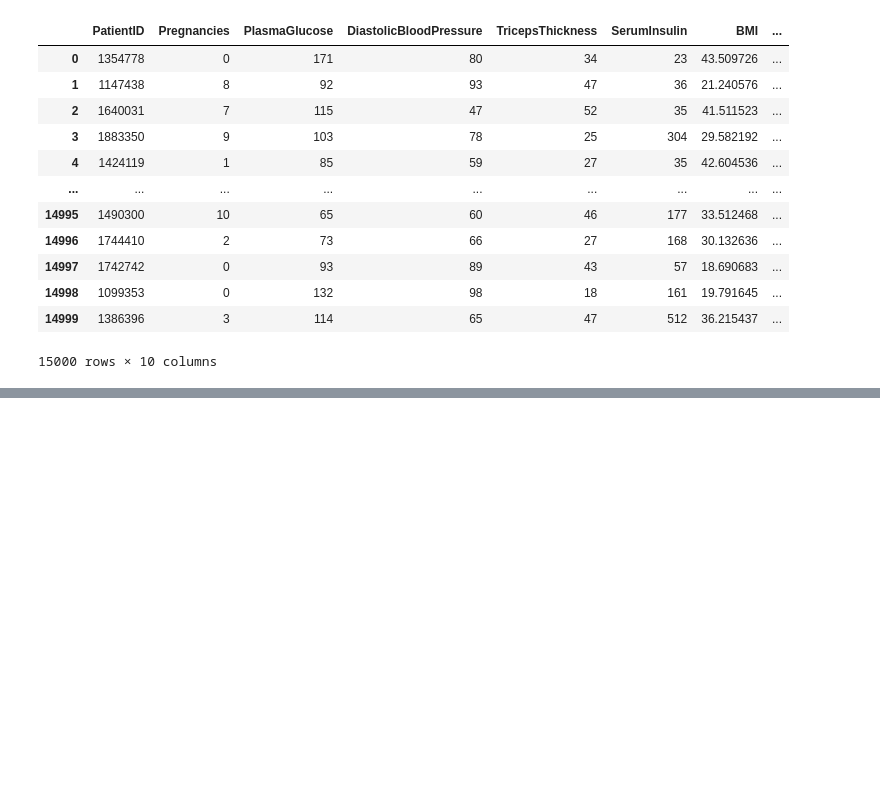
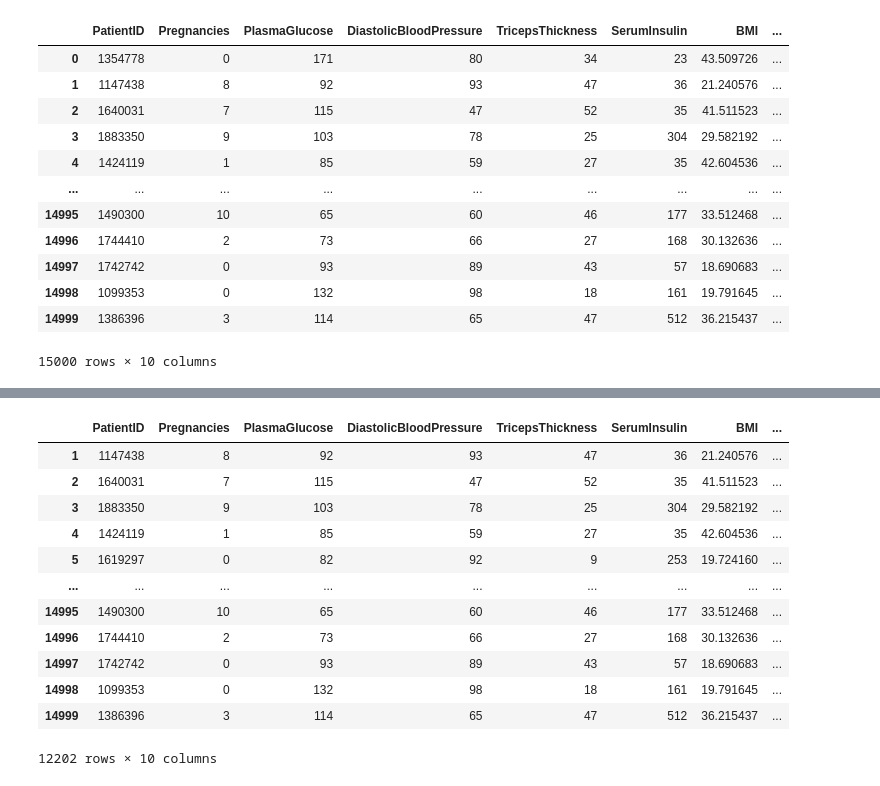
Before and after one commit to Lucky12348/diabetes_prediction, a Jupyter notebook: EDA.ipynb, the cells around one changed output, grey strips where cells are left out. Cells and saved outputs as stored; diff of their text form; code cells hidden in the pictures; blank space fills up the shorter version.

```diff
--- a/EDA.ipynb
+++ b/EDA.ipynb
@@ -31,0 +91,19 @@ diabete_df
+# %%
+# vérifier que les personnes qui ont un seuil de PlasmaGlucose < 140 sont toutes non diabetiques vous vérifier si c'est sur cette seule donnée que le diagnostique a été établi. ==>
+
+resultat_nonDiabete_Plasma = diabete_df[diabete_df['PlasmaGlucose'] < 140.0]          # resultat = diabete_df[diabete_df['PlasmaGlucose'] > 140.0]['Diabetic']
+resultat_nonDiabete_Plasma
+# %% [output]
+|  | PatientID | Pregnancies | PlasmaGlucose | DiastolicBloodPressure | TricepsThickness | SerumInsulin | BMI | ... |
+| 1 | 1147438 | 8 | 92 | 93 | 47 | 36 | 21.240576 | ... |
+| 2 | 1640031 | 7 | 115 | 47 | 52 | 35 | 41.511523 | ... |
+| 3 | 1883350 | 9 | 103 | 78 | 25 | 304 | 29.582192 | ... |
+| 4 | 1424119 | 1 | 85 | 59 | 27 | 35 | 42.604536 | ... |
+| 5 | 1619297 | 0 | 82 | 92 | 9 | 253 | 19.724160 | ... |
+| ... | ... | ... | ... | ... | ... | ... | ... | ... |
+| 14995 | 1490300 | 10 | 65 | 60 | 46 | 177 | 33.512468 | ... |
+| 14996 | 1744410 | 2 | 73 | 66 | 27 | 168 | 30.132636 | ... |
+| 14997 | 1742742 | 0 | 93 | 89 | 43 | 57 | 18.690683 | ... |
+| 14998 | 1099353 | 0 | 132 | 98 | 18 | 161 | 19.791645 | ... |
+| 14999 | 1386396 | 3 | 114 | 65 | 47 | 512 | 36.215437 | ... |
+12202 rows × 10 columns
```
Also changed, not shown: parts of 10 cells of this notebook.
